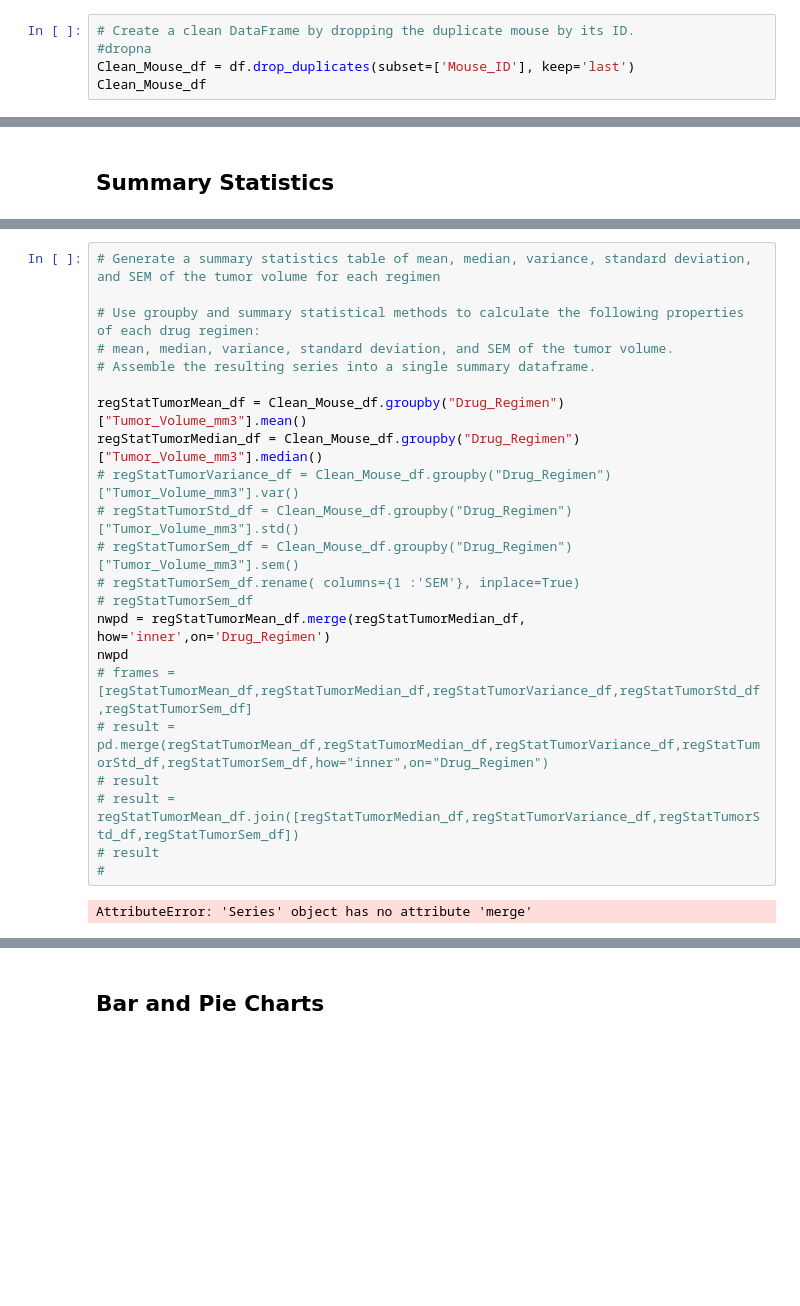
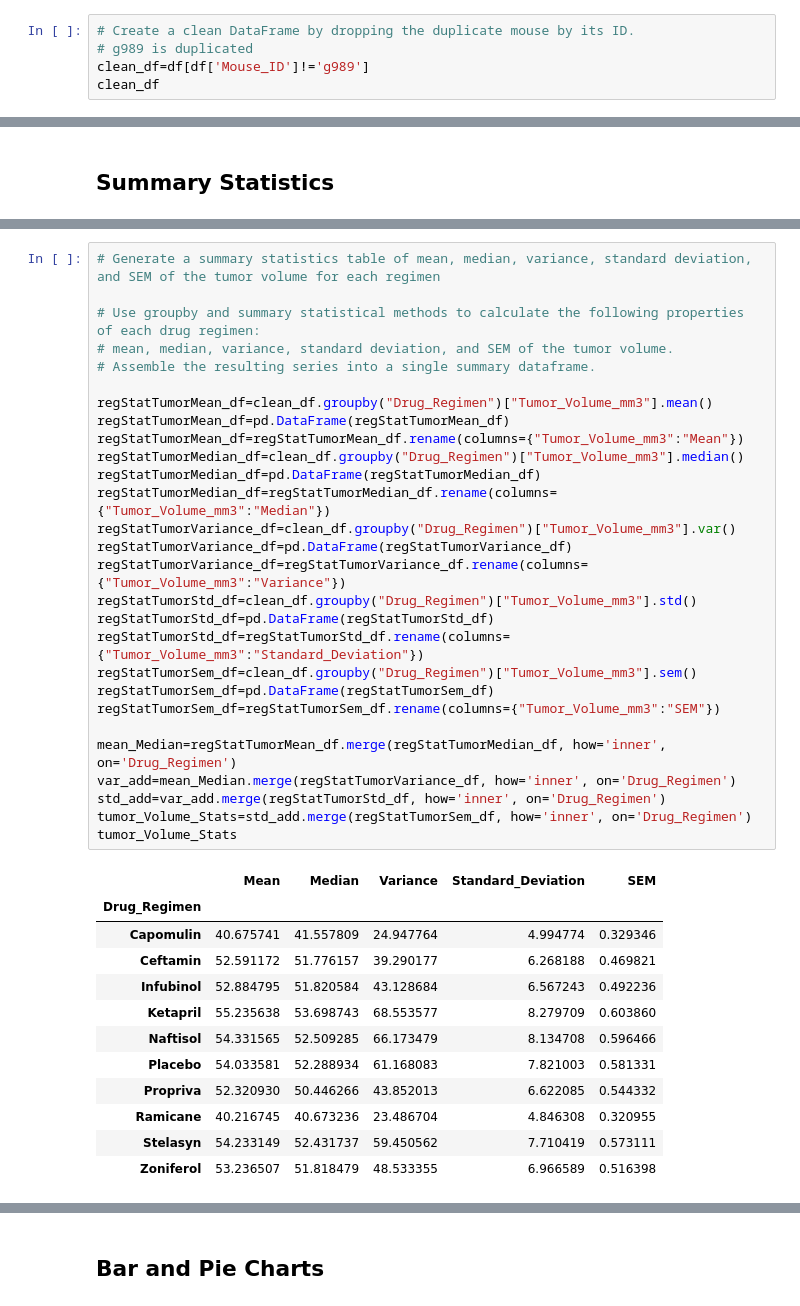
Before and after one commit to Court-Parker4/MatplotlibHWK, a Jupyter notebook: 05-Matplotlib_HW_Instructions_Pymaceuticals_pymaceuticals_starter.ipynb, the cells around one changed output, grey strips where cells are left out. Drawn from its saved outputs; the diff is of its cells as text; blank space fills up the shorter version.

Commit message:
updating clean up of first lines

```diff
--- a/05-Matplotlib_HW_Instructions_Pymaceuticals_pymaceuticals_starter.ipynb
+++ b/05-Matplotlib_HW_Instructions_Pymaceuticals_pymaceuticals_starter.ipynb
@@ -81,8 +65,8 @@ duplicateMT
 # Optional: Get all the data for the duplicate mouse ID.
 # %%
 # Create a clean DataFrame by dropping the duplicate mouse by its ID.
-#dropna
-Clean_Mouse_df = df.drop_duplicates(subset=['Mouse_ID'], keep='last')
-Clean_Mouse_df
+# g989 is duplicated
+clean_df=df[df['Mouse_ID']!='g989']
+clean_df
 # %% [output]
 |  | Mouse_ID | Drug_Regimen | Sex | Age_months | Weight_Grams | Timepoint | Tumor_Volume_mm3 | ... |
@@ -121,27 +111,44 @@ Name: Mouse_ID, Length: 249, dtype: int64
 # %%
 # Generate a summary statistics table of mean, median, variance, standard deviation, and SEM of the tumor volume for each regimen
 
 # Use groupby and summary statistical methods to calculate the following properties of each drug regimen:
 # mean, median, variance, standard deviation, and SEM of the tumor volume.
 # Assemble the resulting series into a single summary dataframe.
 
-regStatTumorMean_df = Clean_Mouse_df.groupby("Drug_Regimen")["Tumor_Volume_mm3"].mean()
-regStatTumorMedian_df = Clean_Mouse_df.groupby("Drug_Regimen")["Tumor_Volume_mm3"].median()
-# regStatTumorVariance_df = Clean_Mouse_df.groupby("Drug_Regimen")["Tumor_Volume_mm3"].var()
-# regStatTumorStd_df = Clean_Mouse_df.groupby("Drug_Regimen")["Tumor_Volume_mm3"].std()
-# regStatTumorSem_df = Clean_Mouse_df.groupby("Drug_Regimen")["Tumor_Volume_mm3"].sem()
-# regStatTumorSem_df.rename( columns={1 :'SEM'}, inplace=True)
-# regStatTumorSem_df
-nwpd = regStatTumorMean_df.merge(regStatTumorMedian_df, how='inner',on='Drug_Regimen')
-nwpd
-# frames = [regStatTumorMean_df,regStatTumorMedian_df,regStatTumorVariance_df,regStatTumorStd_df,regStatTumorSem_df]
-# result = pd.merge(regStatTumorMean_df,regStatTumorMedian_df,regStatTumorVariance_df,regStatTumorStd_df,regStatTumorSem_df,how="inner",on="Drug_Regimen")
-# result
-# result = regStatTumorMean_df.join([regStatTumorMedian_df,regStatTumorVariance_df,regStatTumorStd_df,regStatTumorSem_df])
-# result
-#
+regStatTumorMean_df=clean_df.groupby("Drug_Regimen")["Tumor_Volume_mm3"].mean()
+regStatTumorMean_df=pd.DataFrame(regStatTumorMean_df)
+regStatTumorMean_df=regStatTumorMean_df.rename(columns={"Tumor_Volume_mm3":"Mean"})
+regStatTumorMedian_df=clean_df.groupby("Drug_Regimen")["Tumor_Volume_mm3"].median()
+regStatTumorMedian_df=pd.DataFrame(regStatTumorMedian_df)
+regStatTumorMedian_df=regStatTumorMedian_df.rename(columns={"Tumor_Volume_mm3":"Median"})
+regStatTumorVariance_df=clean_df.groupby("Drug_Regimen")["Tumor_Volume_mm3"].var()
+regStatTumorVariance_df=pd.DataFrame(regStatTumorVariance_df)
+regStatTumorVariance_df=regStatTumorVariance_df.rename(columns={"Tumor_Volume_mm3":"Variance"})
+regStatTumorStd_df=clean_df.groupby("Drug_Regimen")["Tumor_Volume_mm3"].std()
+regStatTumorStd_df=pd.DataFrame(regStatTumorStd_df)
+regStatTumorStd_df=regStatTumorStd_df.rename(columns={"Tumor_Volume_mm3":"Standard_Deviation"})
+regStatTumorSem_df=clean_df.groupby("Drug_Regimen")["Tumor_Volume_mm3"].sem()
+regStatTumorSem_df=pd.DataFrame(regStatTumorSem_df)
+regStatTumorSem_df=regStatTumorSem_df.rename(columns={"Tumor_Volume_mm3":"SEM"})
+
+mean_Median=regStatTumorMean_df.merge(regStatTumorMedian_df, how='inner', on='Drug_Regimen')
+var_add=mean_Median.merge(regStatTumorVariance_df, how='inner', on='Drug_Regimen')
+std_add=var_add.merge(regStatTumorStd_df, how='inner', on='Drug_Regimen')
+tumor_Volume_Stats=std_add.merge(regStatTumorSem_df, how='inner', on='Drug_Regimen')
+tumor_Volume_Stats
 # %% [output]
-AttributeError: 'Series' object has no attribute 'merge'
+|  | Mean | Median | Variance | Standard_Deviation | SEM |
+| Drug_Regimen |  |  |  |  |  |
+| Capomulin | 40.675741 | 41.557809 | 24.947764 | 4.994774 | 0.329346 |
+| Ceftamin | 52.591172 | 51.776157 | 39.290177 | 6.268188 | 0.469821 |
+| Infubinol | 52.884795 | 51.820584 | 43.128684 | 6.567243 | 0.492236 |
+| Ketapril | 55.235638 | 53.698743 | 68.553577 | 8.279709 | 0.603860 |
+| Naftisol | 54.331565 | 52.509285 | 66.173479 | 8.134708 | 0.596466 |
+| Placebo | 54.033581 | 52.288934 | 61.168083 | 7.821003 | 0.581331 |
+| Propriva | 52.320930 | 50.446266 | 43.852013 | 6.622085 | 0.544332 |
+| Ramicane | 40.216745 | 40.673236 | 23.486704 | 4.846308 | 0.320955 |
+| Stelasyn | 54.233149 | 52.431737 | 59.450562 | 7.710419 | 0.573111 |
+| Zoniferol | 53.236507 | 51.818479 | 48.533355 | 6.966589 | 0.516398 |
 # %%
 # Generate a summary statistics table of mean, median, variance, standard deviation, and SEM of the tumor volume for each regimen
 
```
Also changed, not shown: parts of 7 cells of this notebook.
